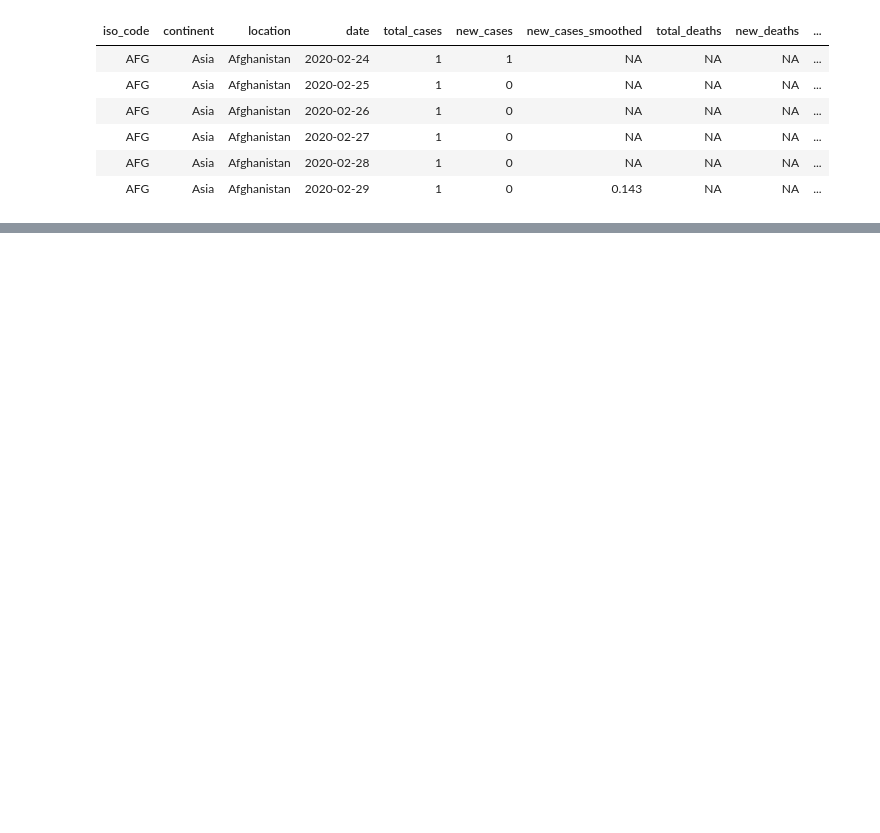
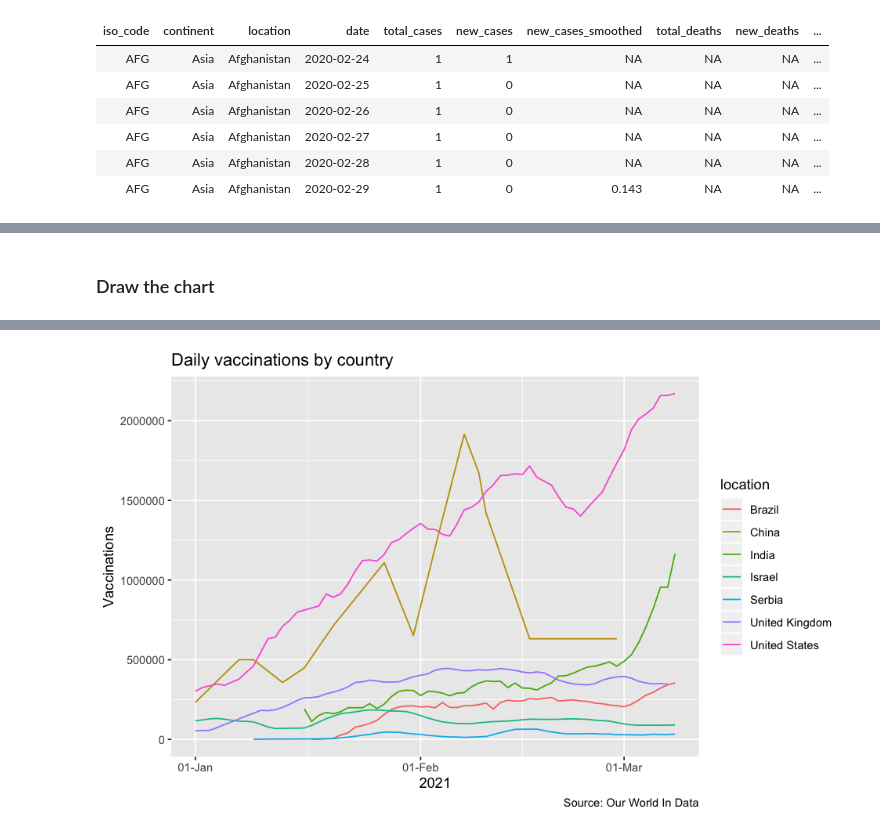
Before and after one commit to chris-creditdesign/nature-herd-immunity-data, a Jupyter notebook: nature-herd-immunity-v1.ipynb, the cells around one changed output, grey strips where cells are left out. Cells and saved outputs as stored; diff of their text form; code cells hidden in the pictures; blank space fills up the shorter version.

```diff
--- a/nature-herd-immunity-v1.ipynb
+++ b/nature-herd-immunity-v1.ipynb
@@ -89,0 +142,12 @@ Warning message:
+# %%
+df_new_vaccinations <- df_csv %>%
+    # Reduce to just the columns that we want
+    select(iso_code, location, date, new_vaccinations_smoothed) %>%
+    # Format the dates as actual dates, rather than strings
+    mutate(date_formatted = ymd(date)) %>%
+    # Cut out any dates before 2021
+    filter(date_formatted > "2020-12-31") %>%
+    # Remove the World count
+    filter(location != "World") %>%
+    # Cut out any country that's not in the list
+    subset( location %in% countries_to_show)
@@ -89,0 +164,9 @@ Warning message:
+# %% [markdown]
+### Draw the chart
+# %%
+ggplot(df_new_vaccinations) +
+    aes(x=date_formatted, y=new_vaccinations_smoothed, group=location, color=location)+
+    geom_line() +
+    scale_x_date(date_breaks = "1 month", labels = date_format("%d-%b")) +
+    labs(y="Vaccinations", x="2021", title="Daily vaccinations by country", caption="Source: Our World In Data")
+# %% [output]
@@ -89,0 +175 @@ Warning message:
+[figure, added]
```
Also changed, not shown: parts of 17 cells of this notebook.
